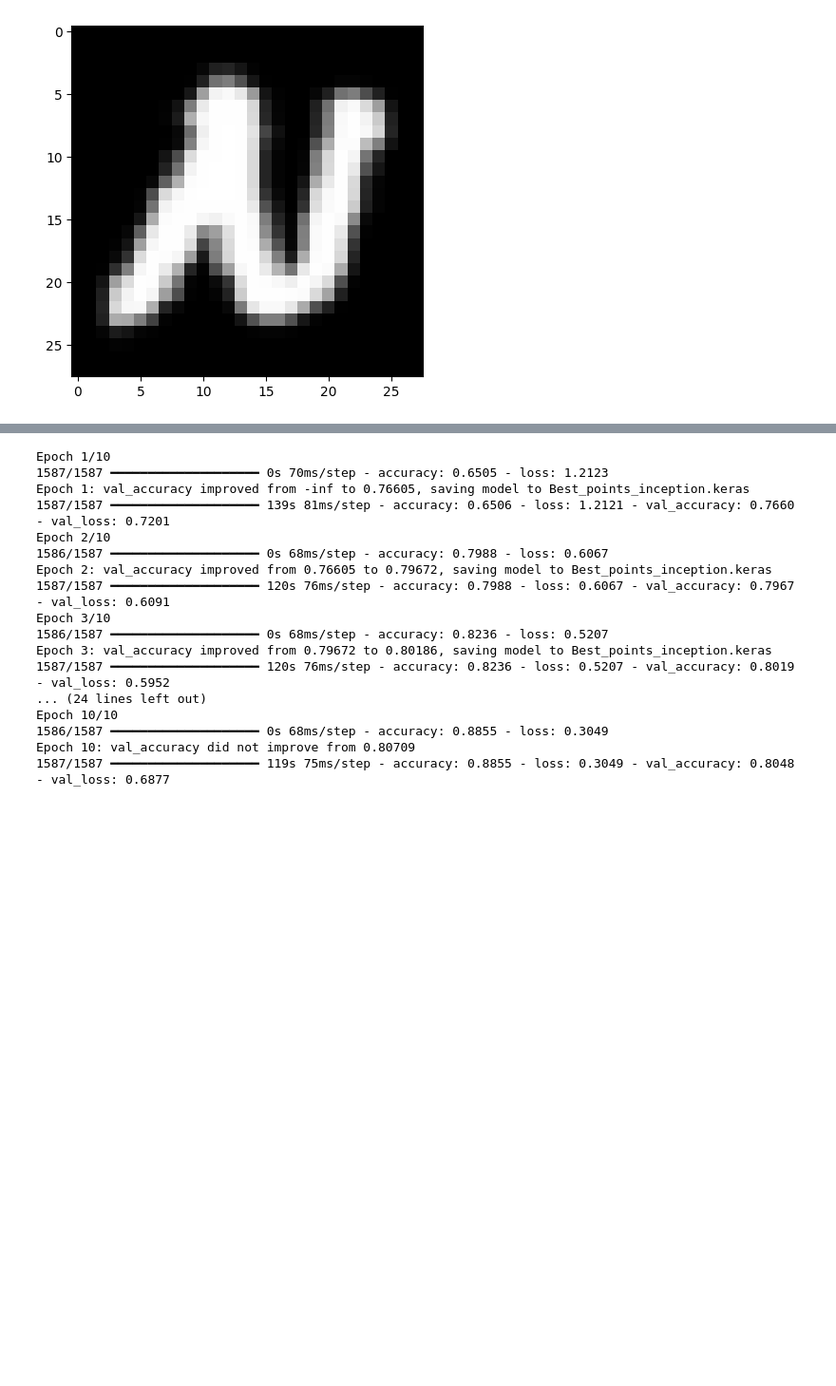
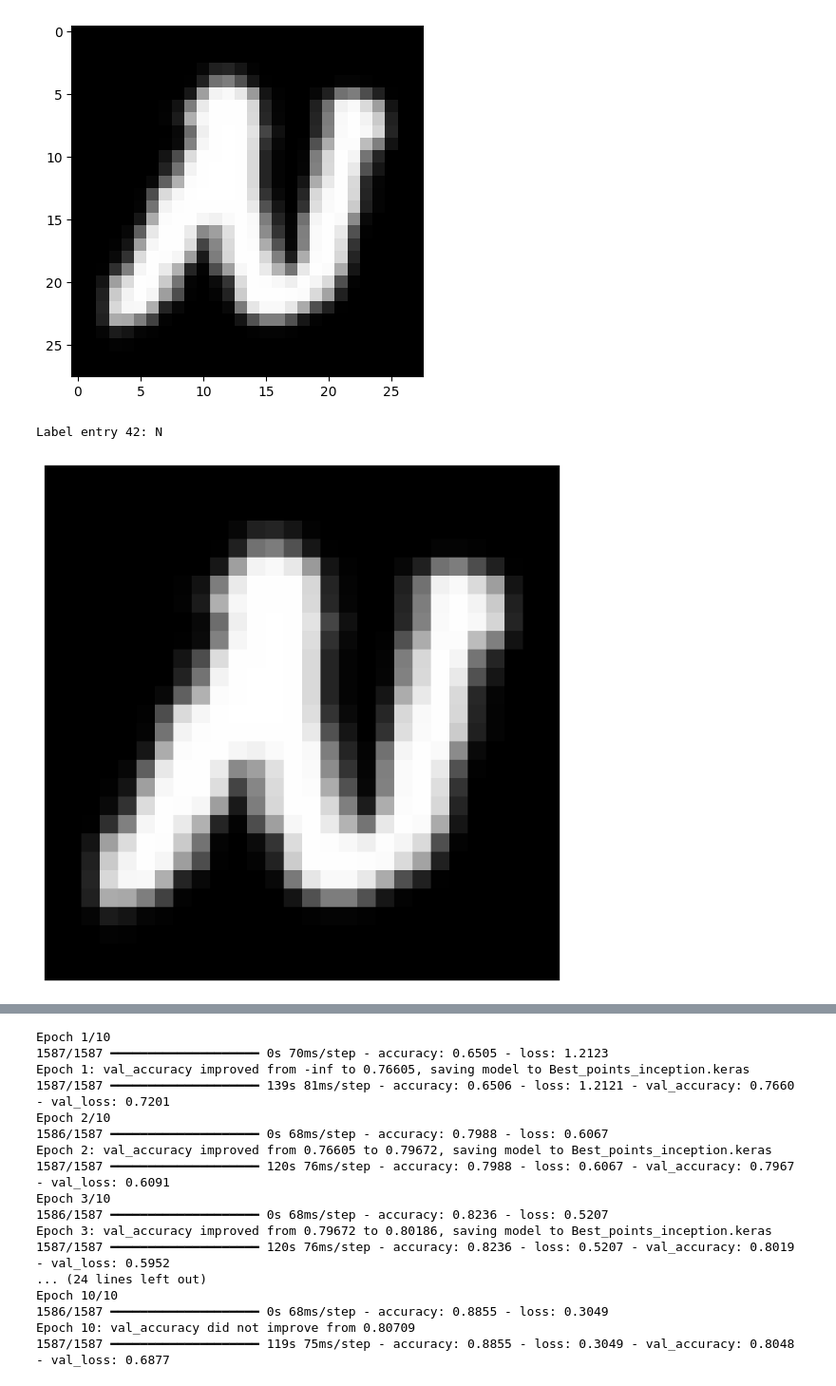
Before and after one commit to Omar2002po/DeepLearning-project, a Jupyter notebook: deeplearning.ipynb, the cells around one changed output, grey strips where cells are left out. Shown at 95% size. Saved outputs shown, nothing was run; the diff lists cells and outputs as text; code cells hidden in the pictures; blank space fills up the shorter version.

```diff
--- a/deeplearning.ipynb
+++ b/deeplearning.ipynb
@@ -126,6 +123,49 @@ plt.show()
 # %% [output]
 Label entry 42: N
 [figure]
+# %%
+import numpy as np
+import cv2
+
+# Convert DataFrame to NumPy array
+X_train_array = X_train.values
+
+X_train_reshaped = X_train_array.reshape(-1, 28, 28)
+
+# Preprocessing steps
+X_train_reshaped = X_train_reshaped.astype('float32')
+
+# Step 1: Pixel value normalization (0-1 scaling)
+X_train_normalized = X_train_reshaped / 255.0
+
+# Step 2: Z-score normalization
+mean = X_train_normalized.mean()
+std = X_train_normalized.std()
+X_train_standardized = (X_train_normalized - mean) / std
+# %%
+import matplotlib.pyplot as plt
+
+# Sample entry number 42
+sample_image = X_train_standardized[42]
+sample_label = y_train[42]
+
+def reshape_and_rotate(image):
+    W = 28
+    H = 28
+    image = image.reshape(W, H)
+    image = np.fliplr(image)
+    image = np.rot90(image)
+    return image
+
+# Visualize the image
+plt.figure(figsize=(8, 8))
+plt.imshow(reshape_and_rotate(sample_image), cmap=plt.cm.gray)
+print("Label entry 42:", label_dictionary[sample_label])
+plt.axis('off')
+plt.show()
+# %% [output]
+Label entry 42: N
+[figure, added]
 # %%
 from sklearn.model_selection import train_test_split
 
```
Also changed, not shown: parts of 8 cells of this notebook.
